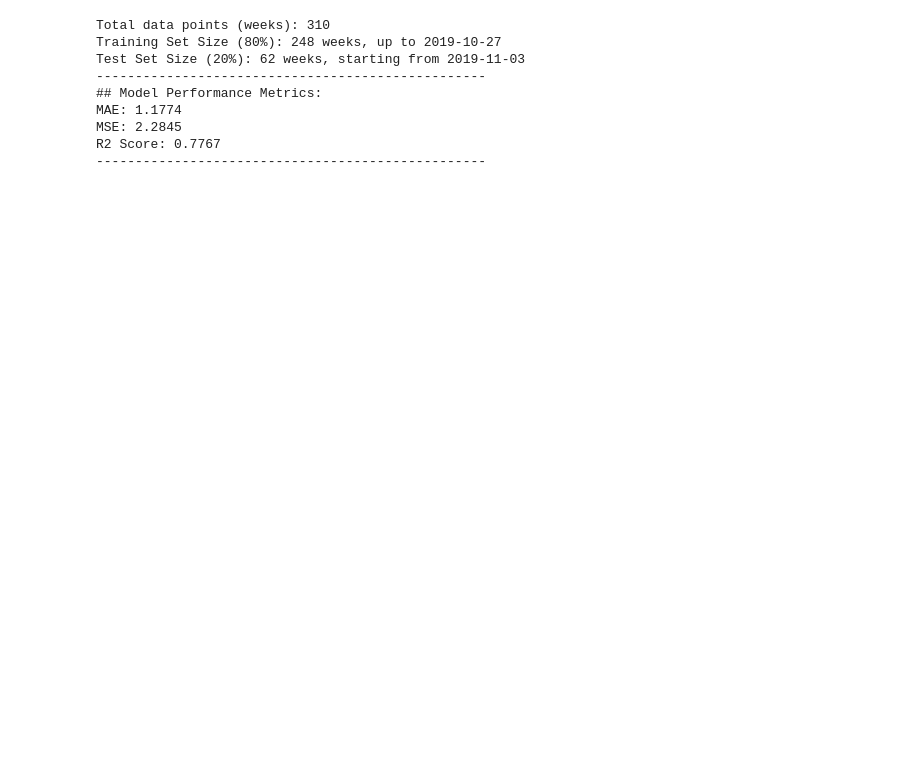
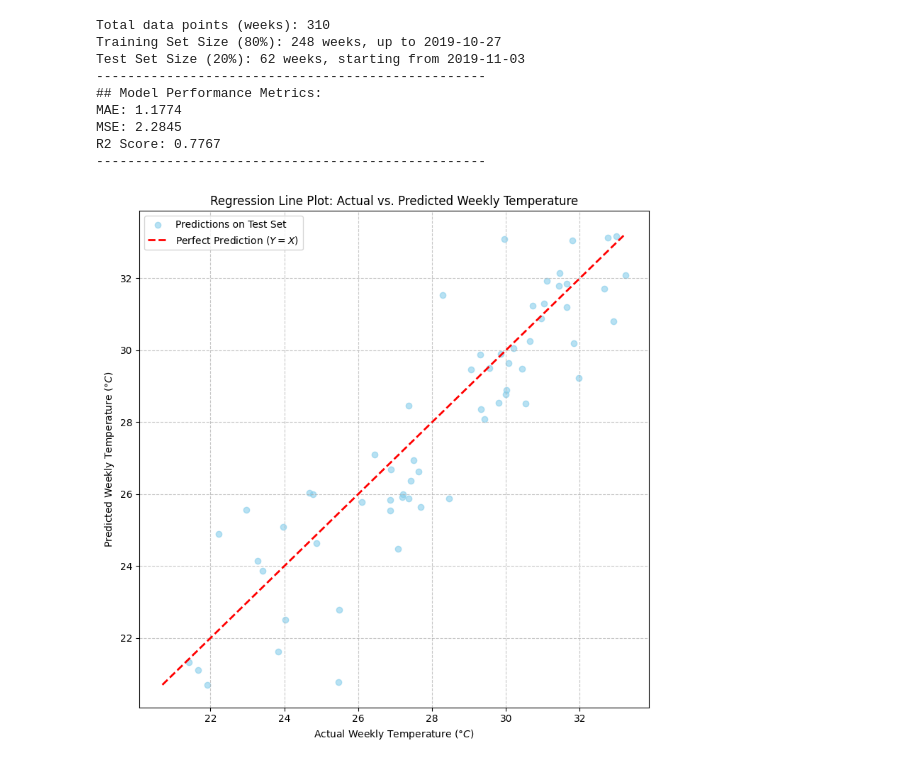
Before and after one commit to jvrshjain/EE960-Group1-Assignment, a Jupyter notebook: Using_random_forest_regressor.ipynb, the cells around one changed output. Drawn from its saved outputs; the diff is of its cells as text; code cells hidden in the pictures; blank space fills up the shorter version.

```diff
--- a/Using_random_forest_regressor.ipynb
+++ b/Using_random_forest_regressor.ipynb
@@ -5,6 +5,7 @@ import pandas as pd
 import numpy as np
 from sklearn.ensemble import RandomForestRegressor
 from sklearn.metrics import mean_absolute_error, mean_squared_error, r2_score
+import matplotlib.pyplot as plt
 
 # Load the dataset
 file_name = "Temp_and_humidity_dataset.csv"
@@ -68,30 +69,51 @@ model = RandomForestRegressor(n_estimators=100, random_state=42, n_jobs=-1)
 model.fit(X_train, Y_train)
 
 # 6. Prediction and Evaluation
 Y_pred = model.predict(X_test)
 
 mae = mean_absolute_error(Y_test, Y_pred)
 mse = mean_squared_error(Y_test, Y_pred)
 r2 = r2_score(Y_test, Y_pred)
 
 # Store results for the report
 results = pd.DataFrame({
     'Metric': ['Mean Absolute Error (MAE)', 'Mean Squared Error (MSE)', 'R2 Score'],
     'Value': [mae, mse, r2]
 })
 
 print("## Model Performance Metrics:")
 print(f"MAE: {mae:.4f}")
 print(f"MSE: {mse:.4f}")
 print(f"R2 Score: {r2:.4f}")
 print("-" * 50)
+
+# --- 7. Plotting the Regression Line Graph ---
+
+plt.figure(figsize=(8, 8))
+plt.scatter(Y_test, Y_pred, alpha=0.6, color='skyblue', label='Predictions on Test Set')
+
+# Calculate range for the perfect prediction line
+min_val = min(Y_test.min(), Y_pred.min())
+max_val = max(Y_test.max(), Y_pred.max())
+
+# Add the perfect regression line (Y=X)
+plt.plot([min_val, max_val], [min_val, max_val], 'r--', linewidth=2, label='Perfect Prediction ($Y=X$)')
+
+plt.title('Regression Line Plot: Actual vs. Predicted Weekly Temperature')
+plt.xlabel(r'Actual Weekly Temperature $(\degree C)$')
+plt.ylabel(r'Predicted Weekly Temperature $(\degree C)$')
+plt.grid(True, linestyle='--', alpha=0.7)
+plt.legend()
+plt.tight_layout()
+plt.show() # Use plt.show() in Colab to display the graph
 # %% [output]
 Total data points (weeks): 310
 Training Set Size (80%): 248 weeks, up to 2019-10-27
 Test Set Size (20%): 62 weeks, starting from 2019-11-03
 --------------------------------------------------
 ## Model Performance Metrics:
 MAE: 1.1774
 MSE: 2.2845
 R2 Score: 0.7767
 --------------------------------------------------
+[figure, added]
```
Also changed, not shown: parts of 1 cell of this notebook.
